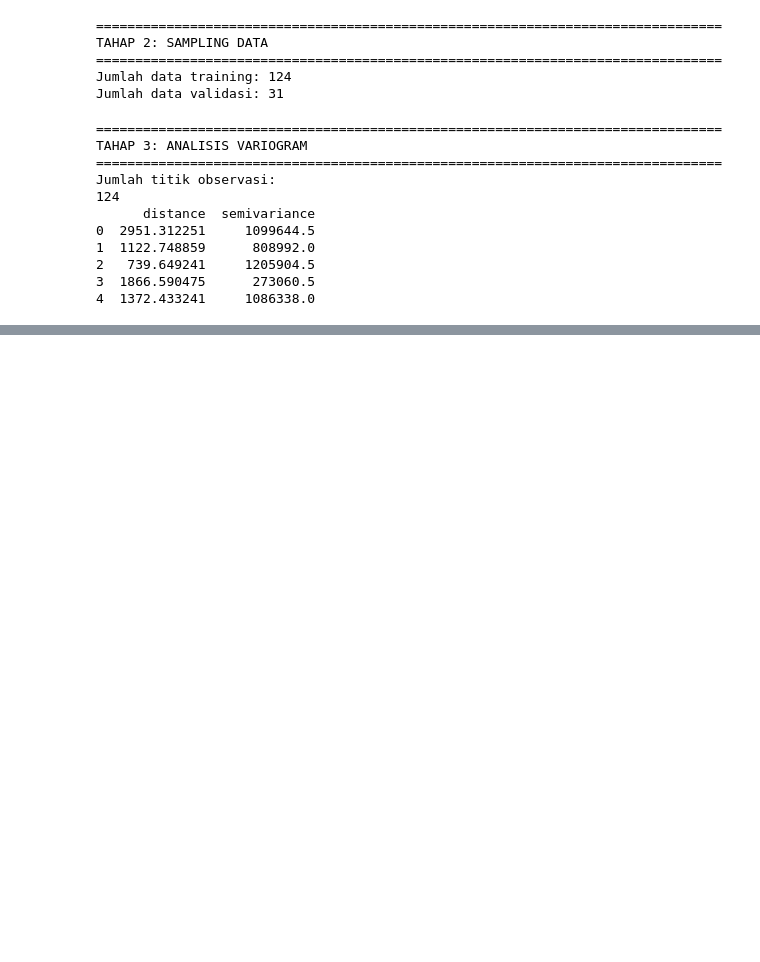
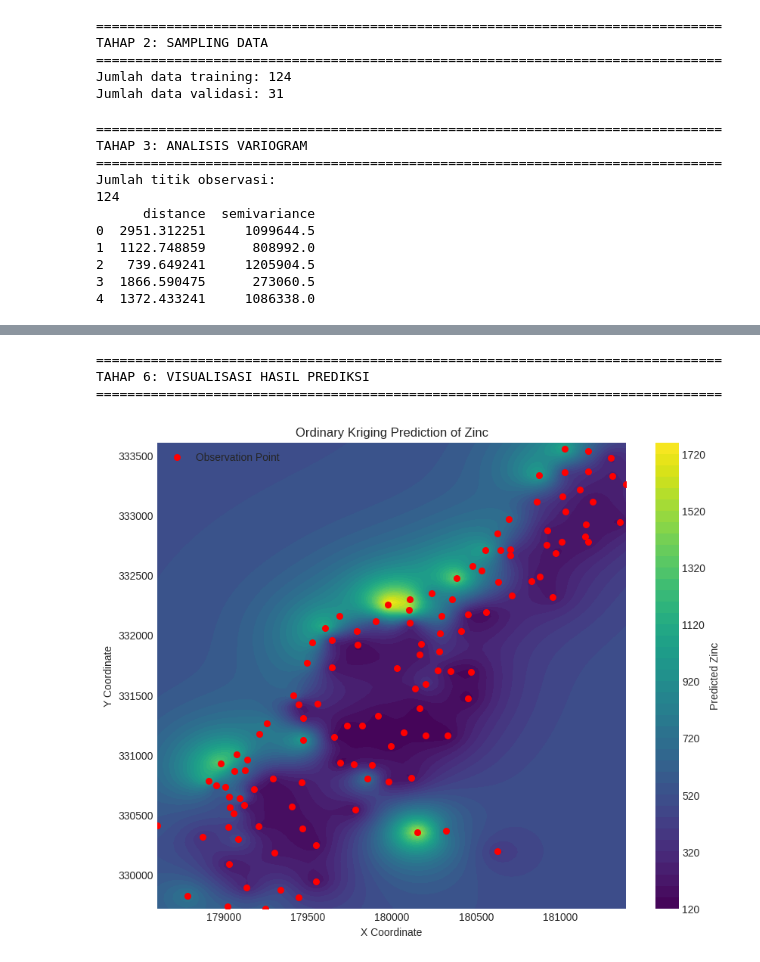
Before and after one commit to idamidapida/Tugas-Kelompok-ADS, a Jupyter notebook: Tugas 2 ADS.ipynb, the cells around one changed output, grey strips where cells are left out. Cells and saved outputs as stored; diff of their text form; code cells hidden in the pictures; blank space fills up the shorter version.

Commit message:
melanjutkan tahapan FITTING MODEL VARIOGRAM TEORITIS, ORDINARY KRIGING PREDICTION, dan VISUALISASI HASIL KRIGING.

```diff
--- a/Tugas 2 ADS.ipynb
+++ b/Tugas 2 ADS.ipynb
@@ -203,0 +436,70 @@ Jumlah titik observasi:
+# %%
+# =============================================================================
+# 7. VISUALISASI HASIL KRIGING
+# =============================================================================
+
+print("="*80)
+print("TAHAP 6: VISUALISASI HASIL PREDIKSI")
+print("="*80)
+
+
+
+plt.figure(figsize=(10,8))
+
+
+contour = plt.contourf(
+
+    grid_x,
+
+    grid_y,
+
+    z_pred,
+
+    levels=50,
+
+    cmap="viridis"
+
+)
+
+
+
+plt.scatter(
+
+    sample_data["x"],
+
+    sample_data["y"],
+
+    c="red",
+
+    s=30,
+
+    label="Observation Point"
+
+)
+
+
+
+plt.colorbar(
+    contour,
+    label="Predicted Zinc"
+)
+
+
+plt.xlabel("X Coordinate")
+
+plt.ylabel("Y Coordinate")
+
+
+plt.title(
+    "Ordinary Kriging Prediction of Zinc"
+)
+
+
+plt.legend()
+
+plt.show()
+# %% [output]
+================================================================================
+TAHAP 6: VISUALISASI HASIL PREDIKSI
+================================================================================
+[figure, added]
```
Also changed, not shown: parts of 3 cells of this notebook.
